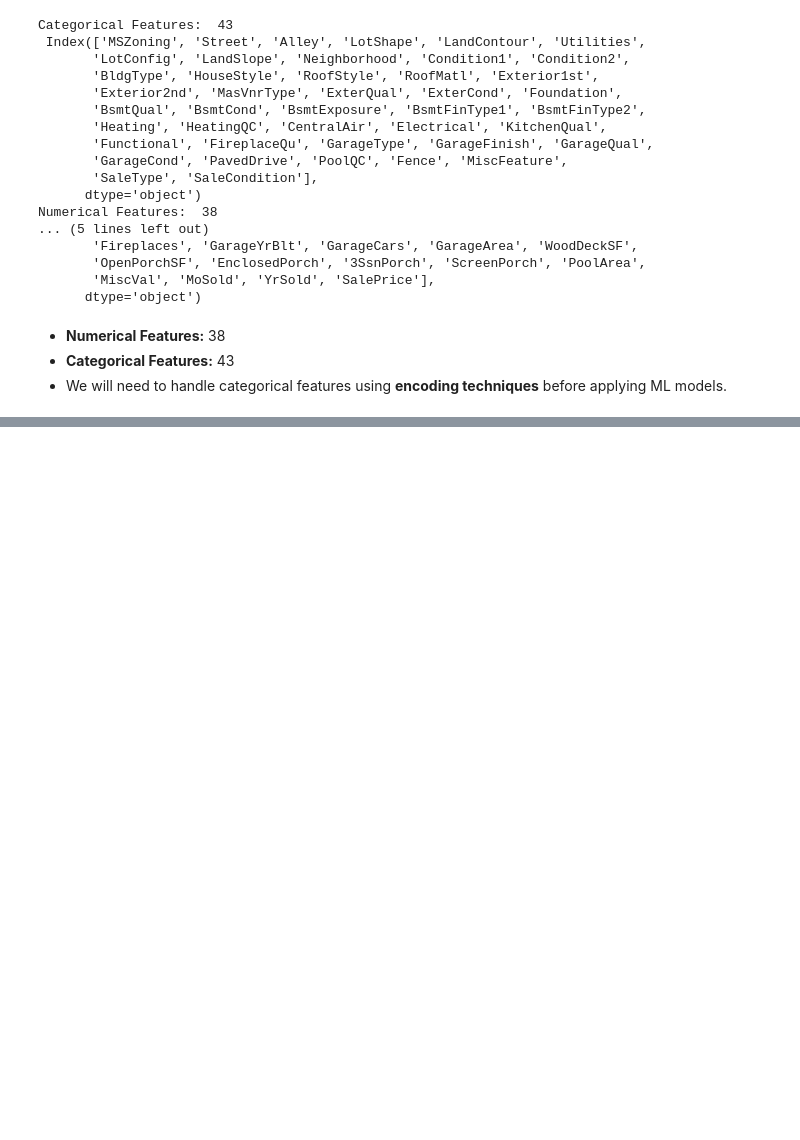
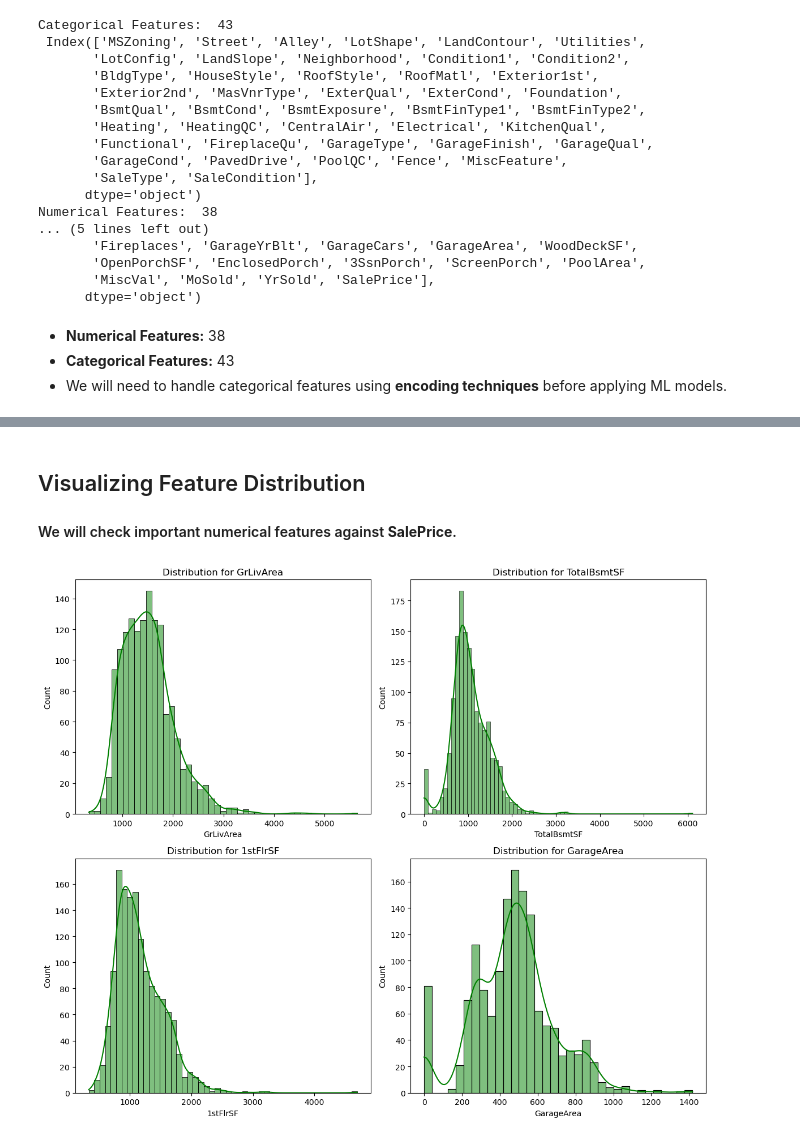
Before and after one commit to MuditNautiyal-21/machine-learning-projects, a Jupyter notebook: house-price-prediction/house_price_prediction.ipynb, the cells around one changed output, grey strips where cells are left out. Cells and saved outputs as stored; diff of their text form; code cells hidden in the pictures; blank space fills up the shorter version.

```diff
--- a/house-price-prediction/house_price_prediction.ipynb
+++ b/house-price-prediction/house_price_prediction.ipynb
@@ -178,0 +259,19 @@ Numerical Features:  38
+# %% [markdown]
+## Visualizing Feature Distribution
+#### We will check important numerical features against **SalePrice**.
+# %%
+# Selecting key numerical features against SalesPrice.
+features = ['GrLivArea', 'TotalBsmtSF', '1stFlrSF', 'GarageArea']
+
+# Plotting Histogram
+fig, axes = plt.subplots(2, 2, figsize=(12,10))
+axes = axes.flatten()
+
+for i, col in enumerate(features):
+    sns.histplot(train_df[col], kde=True, ax = axes[i], color='green')
+    axes[i].set_title(f"Distribution for {col}")
+
+plt.tight_layout()
+plt.show()
+# %% [output]
+[figure, added]
```
Also changed, not shown: parts of 14 cells of this notebook.
